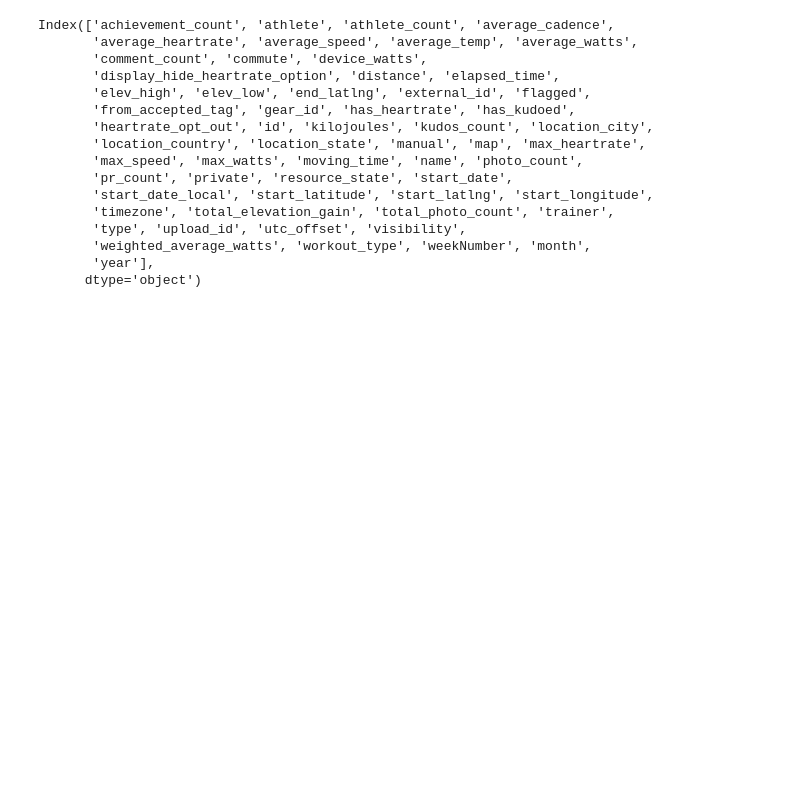
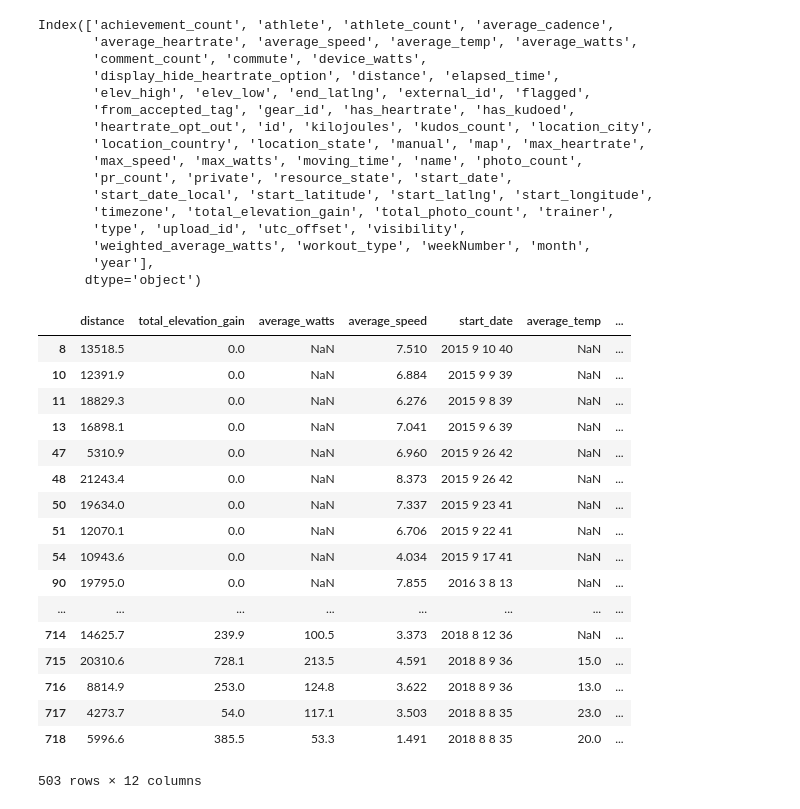
Before and after one commit to AJWurts/RideVis, a Jupyter notebook: Activity Exploration.ipynb, the cells around one changed output. Drawn from its saved outputs; the diff is of its cells as text; code cells hidden in the pictures; blank space fills up the shorter version.

```diff
--- a/Activity Exploration.ipynb
+++ b/Activity Exploration.ipynb
@@ -125,3 +127,24 @@ Index(['achievement_count', 'athlete', 'athlete_count', 'average_cadence',
       dtype='object')
 # %%
 selectedAttributes.to_json('rides.json', orient='records')
+# %%
+selectedAttributes
+# %% [output]
+|  | distance | total_elevation_gain | average_watts | average_speed | start_date | average_temp | ... |
+| 8 | 13518.5 | 0.0 | NaN | 7.510 | 2015 9 10 40 | NaN | ... |
+| 10 | 12391.9 | 0.0 | NaN | 6.884 | 2015 9 9 39 | NaN | ... |
+| 11 | 18829.3 | 0.0 | NaN | 6.276 | 2015 9 8 39 | NaN | ... |
+| 13 | 16898.1 | 0.0 | NaN | 7.041 | 2015 9 6 39 | NaN | ... |
+| 47 | 5310.9 | 0.0 | NaN | 6.960 | 2015 9 26 42 | NaN | ... |
+| 48 | 21243.4 | 0.0 | NaN | 8.373 | 2015 9 26 42 | NaN | ... |
+| 50 | 19634.0 | 0.0 | NaN | 7.337 | 2015 9 23 41 | NaN | ... |
+| 51 | 12070.1 | 0.0 | NaN | 6.706 | 2015 9 22 41 | NaN | ... |
+| 54 | 10943.6 | 0.0 | NaN | 4.034 | 2015 9 17 41 | NaN | ... |
+| 90 | 19795.0 | 0.0 | NaN | 7.855 | 2016 3 8 13 | NaN | ... |
+| ... | ... | ... | ... | ... | ... | ... | ... |
+| 714 | 14625.7 | 239.9 | 100.5 | 3.373 | 2018 8 12 36 | NaN | ... |
+| 715 | 20310.6 | 728.1 | 213.5 | 4.591 | 2018 8 9 36 | 15.0 | ... |
+| 716 | 8814.9 | 253.0 | 124.8 | 3.622 | 2018 8 9 36 | 13.0 | ... |
+| 717 | 4273.7 | 54.0 | 117.1 | 3.503 | 2018 8 8 35 | 23.0 | ... |
+| 718 | 5996.6 | 385.5 | 53.3 | 1.491 | 2018 8 8 35 | 20.0 | ... |
+503 rows × 12 columns
```
Also changed, not shown: parts of 1 cell of this notebook, 2 other files.
